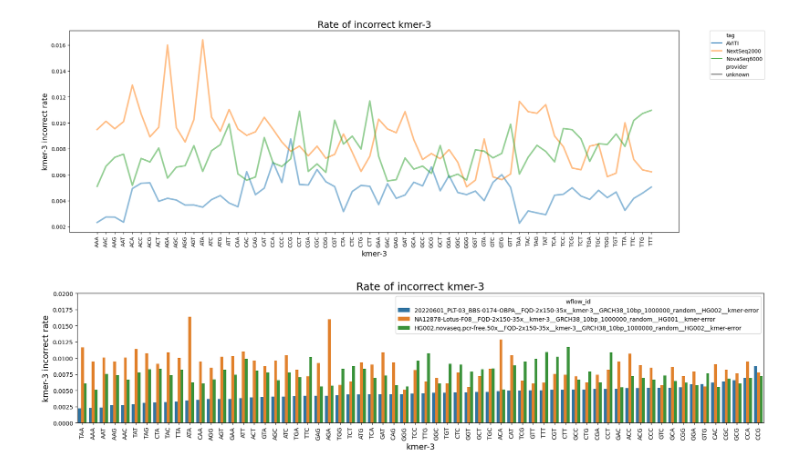
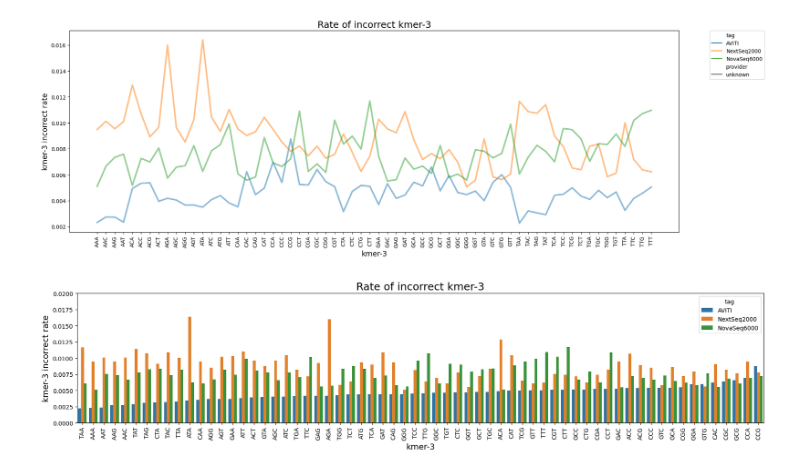
Before and after one commit to Elembio/AvidityManuscript2023, a Jupyter notebook: notebooks/compare_kmer_error.ipynb, the cells around one changed output. Saved outputs shown, nothing was run; the diff lists cells and outputs as text; code cells hidden in the pictures.

```diff
--- a/notebooks/compare_kmer_error.ipynb
+++ b/notebooks/compare_kmer_error.ipynb
@@ -176,33 +176,3 @@ hue_order = set(kmer_error_df[hue])
 kmer_error      20220601_PLT-03_BBS-0174-OBPA__FQD-2x150-35x__kmer-3__GRCH38_10bp_1000000_random__HG002__kmer-error
 kmer_error      NA12878-Lotus-F08__FQD-2x150-35x__kmer-3__GRCH38_10bp_1000000_random__HG001__kmer-error
 kmer_error      HG002.novaseq.pcr-free.50x__FQD-2x150-35x__kmer-3__GRCH38_10bp_1000000_random__HG002__kmer-error
-# %%
-
-fig, axs = plt.subplots(1,1,figsize=(21,7))
-
-for wflow_id in set(kmer_error_df["wflow_id"]):
-    print(wflow_id)
-    tmp_data = kmer_error_df[kmer_error_df["wflow_id"] == wflow_id]
-
-    x=[i for i,k in enumerate(tmp_data["kmer"])]
-    y=tmp_data["kmer_incorrect_rate"]
-
-    x_new = np.linspace(min(x), max(x),100)
-    f = interp1d(x, y, kind='quadratic')
-    y_smooth=f(x_new)
-
-    plt.scatter(x,y, alpha=0.005)
-    plt.plot(x_new,y_smooth, linewidth=3, alpha=0.5)
-
-plt.xlabel(f"kmer-{kmer_length}", size=14)
-plt.ylabel(f"kmer-{kmer_length} incorrect rate", size=14)
-plt.title(f"Rate of incorrect kmer-{kmer_length}", size=18)
-
-axs.set_xticklabels(axs.get_xticklabels(), rotation=90, horizontalalignment='center')
-for i,label in enumerate(axs.get_xticklabels()):
-     if i % max(1,int(n_kmers/100)) != 0:
-        label.set_visible(False)
-
-plt.savefig(os.path.join(work_dir,f"kmer-error-smoothed__{catalog_hash}__{hue}__kmer-{kmer_length}.png"),dpi=300,format='png',facecolor="w",bbox_inches="tight")
-if pdf:
-    plt.savefig(os.path.join(work_dir,f"kmer-error-smoothed__{catalog_hash}__{hue}__kmer-{kmer_length}.pdf"),dpi=300,format='pdf',facecolor="w",bbox_inches="tight")
@@ -264,32 +229,32 @@ sort_key = "kmer_incorrect_rate"
 anchor_wflow_id = f"20220601_PLT-03_BBS-0174-OBPA__FQD-2x150-35x__kmer-{kmer_length}__GRCH38_10bp_1000000_random__HG002__kmer-error"
 
 pdf=False
 
 if n_kmers < 1000:
-    hue="wflow_id"
+    hue="tag"
     kmer_error_df.to_excel(os.path.join(work_dir,f"kmer-error__{catalog}__{hue}.xlsx"))
 
     fig, axs = plt.subplots(1,1,figsize=(21,4))
 
     sort_df = kmer_error_df[kmer_error_df.wflow_id == anchor_wflow_id]
     order = sort_df.sort_values(by=[sort_key], ascending=True)["kmer"]
     sns.barplot(data=kmer_error_df, x="kmer", y="kmer_incorrect_rate", hue=hue, dodge=True, order=order)
 
     plt.ylim(0,0.02)
 
     plt.xlabel(f"kmer-{kmer_length}", size=14)
     plt.ylabel(f"kmer-{kmer_length} incorrect rate", size=14)
     plt.title(f"Rate of incorrect kmer-{kmer_length}", size=18)
 
     axs.set_xticklabels(axs.get_xticklabels(), rotation=90, horizontalalignment='center')
     for i,label in enumerate(axs.get_xticklabels()):
         if i % max(1,int(n_kmers/100)) != 0:
             label.set_visible(False)
 
     plt.savefig(os.path.join(work_dir,f"kmer-error-bar__{catalog_hash}__kmer-{kmer_length}__{hue}.png"),dpi=300,format='png',facecolor="w",bbox_inches="tight")
     if pdf:
         plt.savefig(os.path.join(work_dir,f"kmer-error-bar__{catalog_hash}__kmer-{kmer_length}__{hue}.pdf"),dpi=300,format='pdf',facecolor="w",bbox_inches="tight")
 
 pdf=False
 # %% [output]
-[figure, old version]
+[figure, new version]
```
Also changed, not shown: parts of 1 cell of this notebook, 6 other files.
